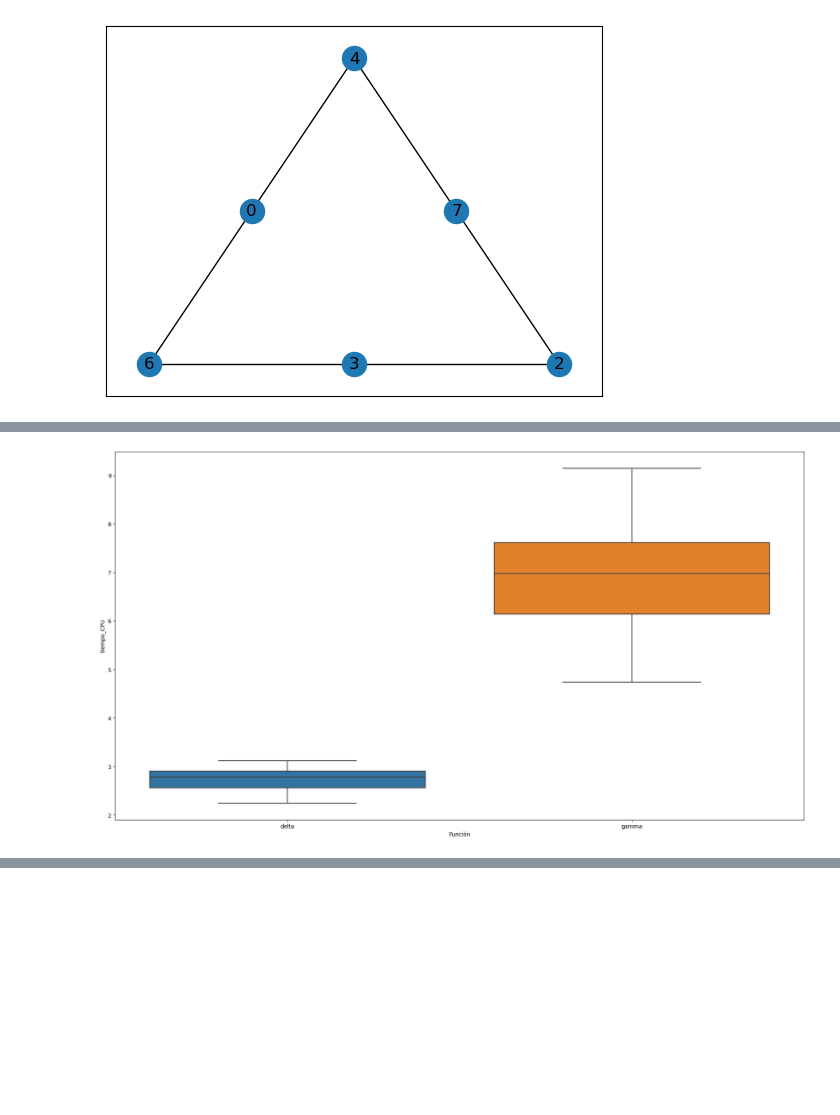
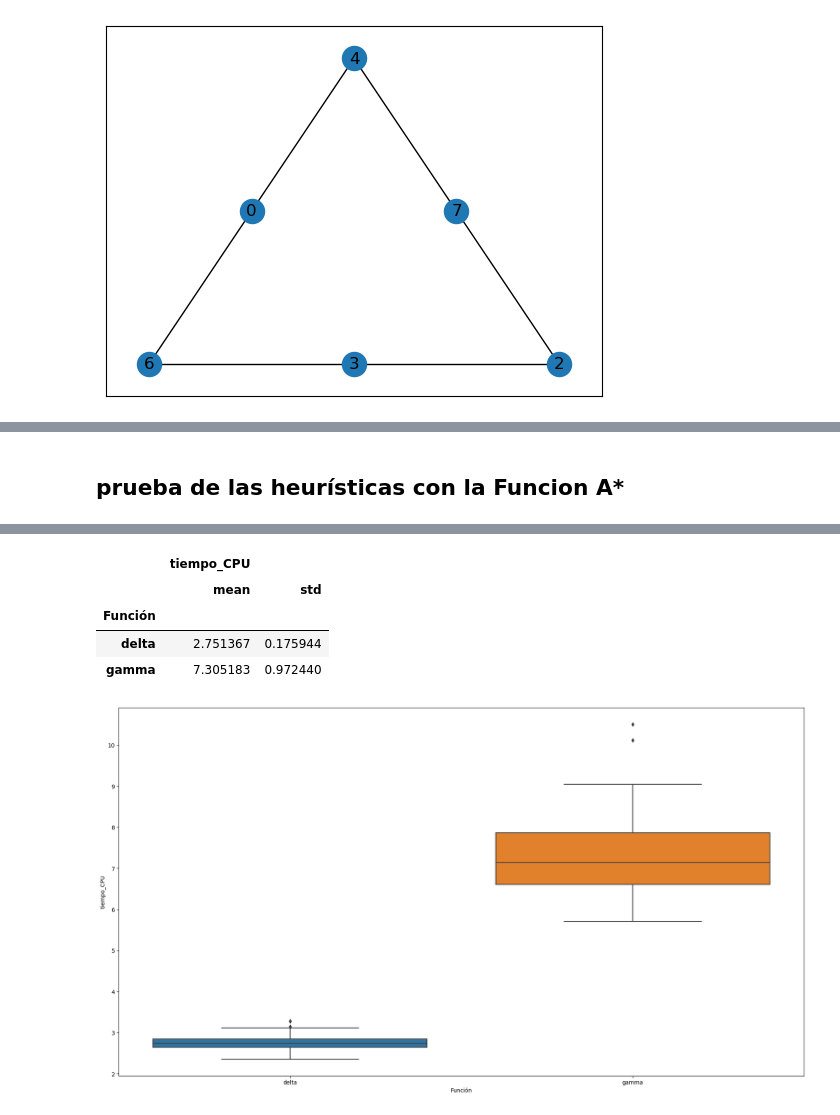
Before and after one commit to leoleoleo17/miniproy2_ia, a Jupyter notebook: Miniproyecto_2_Luengas_Gonzalez.ipynb, the cells around one changed output, grey strips where cells are left out. Cells and saved outputs as stored; diff of their text form; code cells hidden in the pictures; blank space fills up the shorter version.

```diff
--- a/Miniproyecto_2_Luengas_Gonzalez.ipynb
+++ b/Miniproyecto_2_Luengas_Gonzalez.ipynb
@@ -352,17 +327,0 @@ def A_star(problema, W=2.5):
-# %%
-
-# Definimos los triangulos a evaluar
-init = [x for x in range(1,7)]
-estados = []
-for x in range(0,6):
-    random.shuffle(init)
-    s1 = init
-    estados.append(s1)
-# Definimos las heurísticas
-heuristicas = [delta, gamma]
-nombres = ['delta', 'gamma']
-# Creamos el test suite
-lista_tests, lista_nombres = test_suite_heuristicas_triangulos(estados, heuristicas, nombres)
-lista_funs = [avara]*len(lista_tests)
-lista_nombres += ['$A^*$']*len(lista_tests)
-lista_tests += lista_tests
@@ -383,6 +328,2 @@ Wall time: 4min 51s
-# %%
-fig, ax = plt.subplots(1,1, figsize=(1.5*len(lista_funs),10), tight_layout=True)
-sns.boxplot(data=data, x='Función', y='tiempo_CPU')
-fig.savefig('box_puzzle1.png')
-# %% [output]
-[figure, removed]
+# %% [markdown]
+## prueba de las heurísticas con la Funcion A*
@@ -388,0 +369,8 @@ fig.savefig('box_puzzle1.png')
+# %%
+%%time
+data = compara_funciones(lista_funs=lista_funs,
+                         lista_args=lista_tests,
+                         lista_nombres=lista_nombres,
+                         num_it=10)
+data.groupby('Función').agg({'tiempo_CPU':['mean', 'std']})
+# %% [output]
@@ -388,0 +378,11 @@ fig.savefig('box_puzzle1.png')
+|  | tiempo_CPU |  |
+|  | mean | std |
+| Función |  |  |
+| delta | 2.751367 | 0.175944 |
+| gamma | 7.305183 | 0.972440 |
+# %%
+fig, ax = plt.subplots(1,1, figsize=(1.5*len(lista_funs),10), tight_layout=True)
+sns.boxplot(data=data, x='Función', y='tiempo_CPU')
+fig.savefig('box_puzzle1.png')
+# %% [output]
+[figure, added]
```
Also changed, not shown: parts of 23 cells of this notebook.
